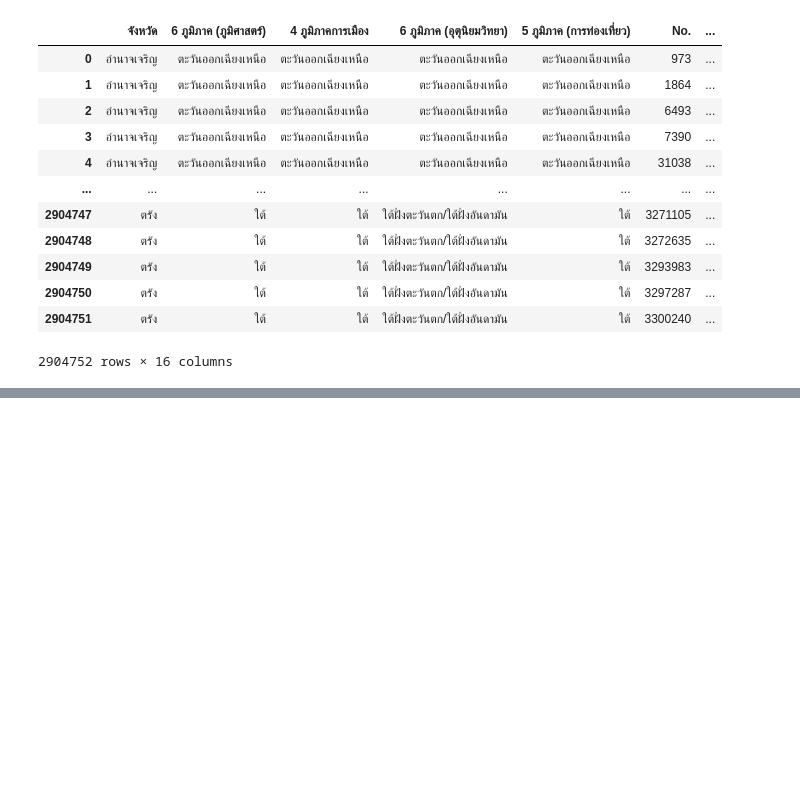
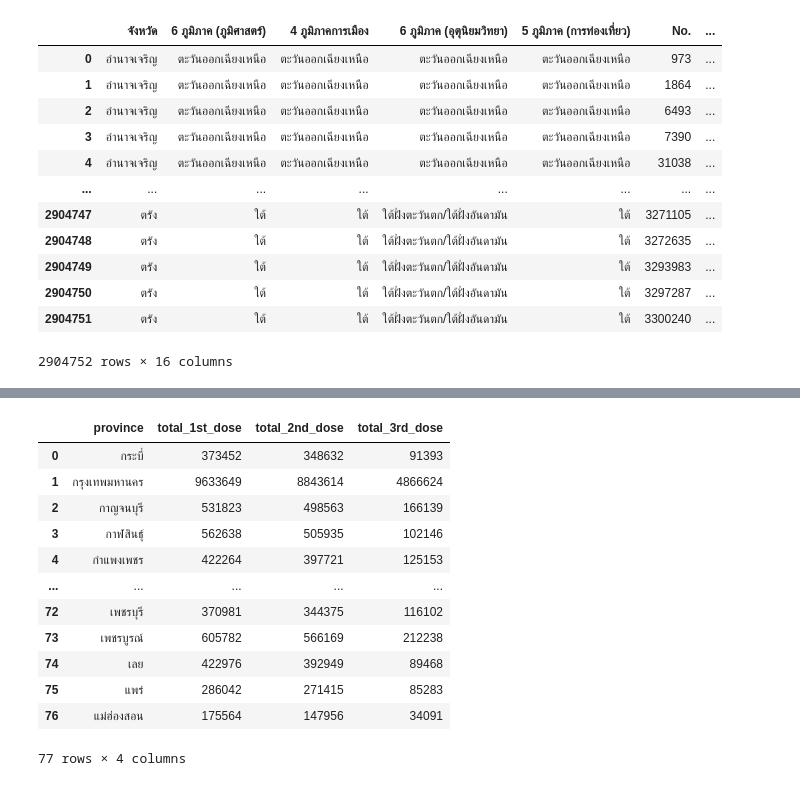
Before and after one commit to nichakornchaisuwan/data_viz_2022, a Jupyter notebook: Project_กลุ่มนี้.ipynb, the cells around one changed output, grey strips where cells are left out. Cells and saved outputs as stored; diff of their text form; code cells hidden in the pictures; blank space fills up the shorter version.

```diff
--- a/Project_กลุ่มนี้.ipynb
+++ b/Project_กลุ่มนี้.ipynb
@@ -952,0 +977,17 @@ personalcovid_data   ## เชื่อมตารางโดยใช้ค
+# %%
+data_vaccine = data_vaccine[['province','total_1st_dose','total_2nd_dose','total_3rd_dose']]
+data_vaccine
+# %% [output]
+|  | province | total_1st_dose | total_2nd_dose | total_3rd_dose |
+| 0 | กระบี่ | 373452 | 348632 | 91393 |
+| 1 | กรุงเทพมหานคร | 9633649 | 8843614 | 4866624 |
+| 2 | กาญจนบุรี | 531823 | 498563 | 166139 |
+| 3 | กาฬสินธุ์ | 562638 | 505935 | 102146 |
+| 4 | กำแพงเพชร | 422264 | 397721 | 125153 |
+| ... | ... | ... | ... | ... |
+| 72 | เพชรบุรี | 370981 | 344375 | 116102 |
+| 73 | เพชรบูรณ์ | 605782 | 566169 | 212238 |
+| 74 | เลย | 422976 | 392949 | 89468 |
+| 75 | แพร่ | 286042 | 271415 | 85283 |
+| 76 | แม่ฮ่องสอน | 175564 | 147956 | 34091 |
+77 rows × 4 columns
```
Also changed, not shown: parts of 5 cells of this notebook.
